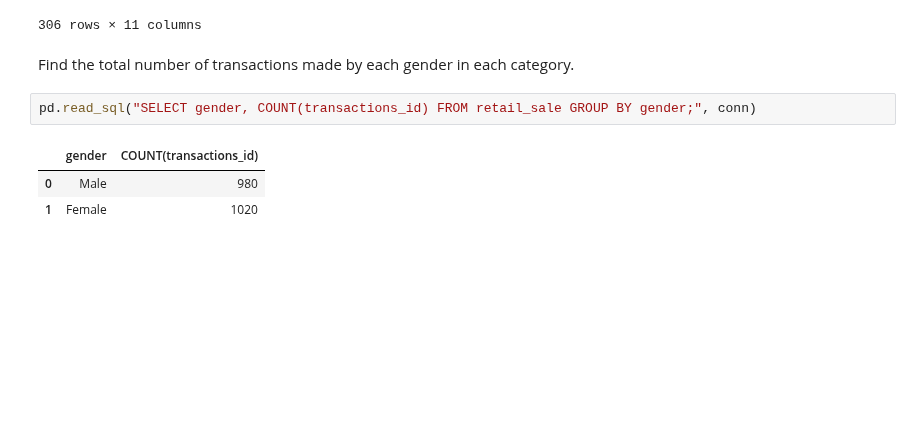
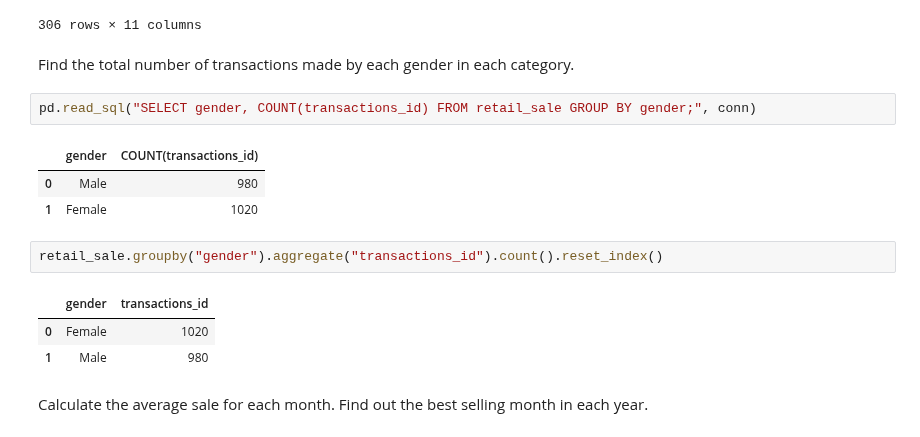
Before and after one commit to Himmu5/data-analysis, a Jupyter notebook: notebooks/retail_sale_analysis.ipynb, the cells around one changed output. Cells and saved outputs as stored; diff of their text form; blank space fills up the shorter version.

```diff
--- a/notebooks/retail_sale_analysis.ipynb
+++ b/notebooks/retail_sale_analysis.ipynb
@@ -138,3 +138,11 @@ pd.read_sql("SELECT gender, COUNT(transactions_id) FROM retail_sale GROUP BY gen
 |  | gender | COUNT(transactions_id) |
 | 0 | Male | 980 |
 | 1 | Female | 1020 |
+# %%
+retail_sale.groupby("gender").aggregate("transactions_id").count().reset_index()
+# %% [output]
+|  | gender | transactions_id |
+| 0 | Female | 1020 |
+| 1 | Male | 980 |
+# %% [markdown]
+Calculate the average sale for each month. Find out the best selling month in each year.
```
Also changed, not shown: parts of 3 cells of this notebook.
